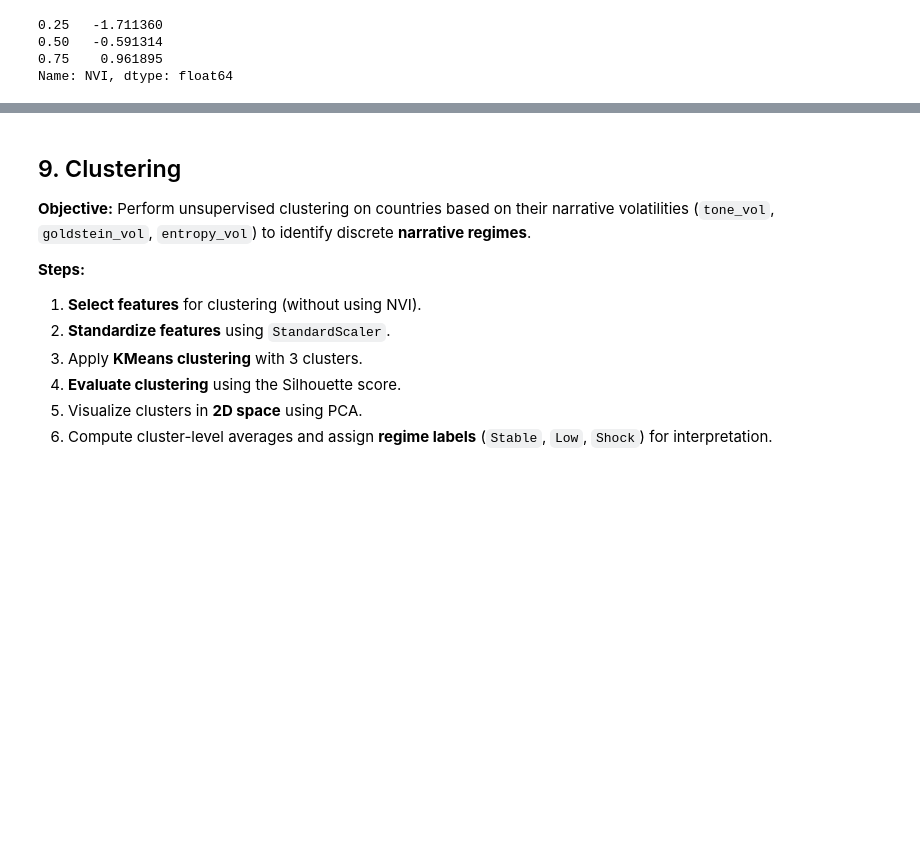
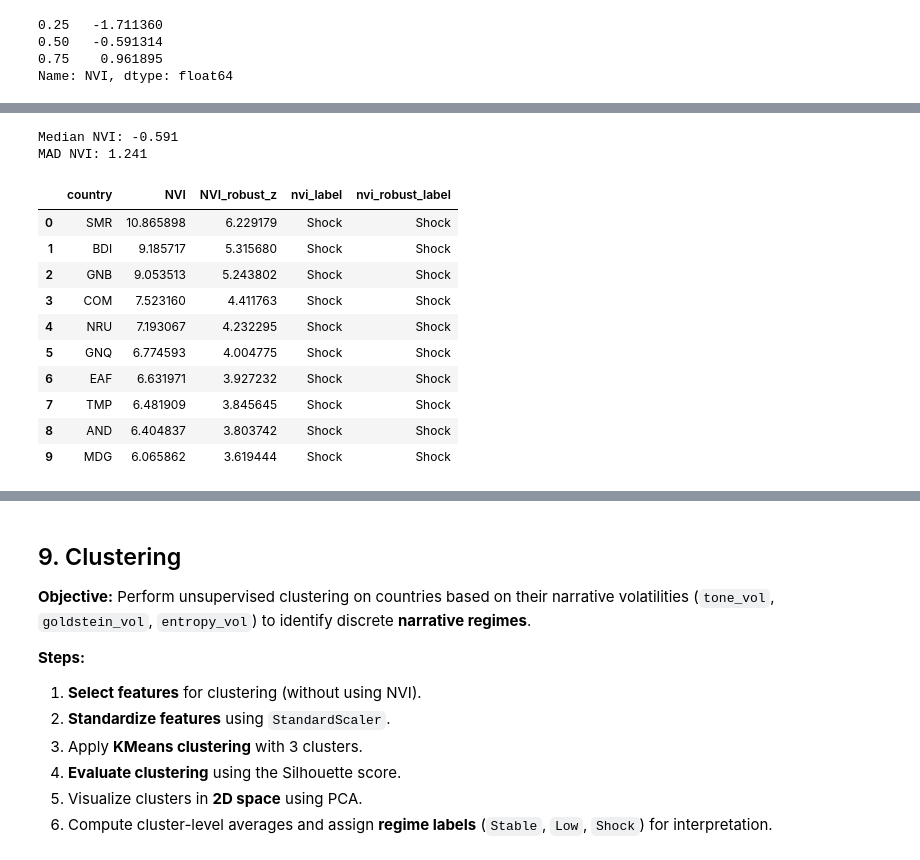
Before and after one commit to ancyra2/mining-prjkt, a Jupyter notebook: notebooks/03_nvi_report.ipynb, the cells around one changed output, grey strips where cells are left out. Saved outputs shown, nothing was run; the diff lists cells and outputs as text; code cells hidden in the pictures; blank space fills up the shorter version.

```diff
--- a/notebooks/03_nvi_report.ipynb
+++ b/notebooks/03_nvi_report.ipynb
@@ -511,0 +620,43 @@ df[['country','NVI','nvi_label']].sort_values('NVI', ascending=False).head(10)
+# %%
+## 8.2 Robustness Check: Robust Z-score Based Regimes
+
+# Compute median and Median Absolute Deviation (MAD)
+median_nvi = df['NVI'].median()
+mad_nvi = (df['NVI'] - median_nvi).abs().median()
+
+print(f"Median NVI: {median_nvi:.3f}")
+print(f"MAD NVI: {mad_nvi:.3f}")
+
+# Compute robust z-score
+# 0.6745 makes the MAD-based score comparable to a standard z-score under normality
+df['NVI_robust_z'] = 0.6745 * (df['NVI'] - median_nvi) / mad_nvi
+
+# Assign robust z-score based regime labels
+def robust_z_label(z):
+    if z < -1:
+        return 'Stable'
+    elif z > 1:
+        return 'Shock'
+    else:
+        return 'Moderate'
+
+df['nvi_robust_label'] = df['NVI_robust_z'].apply(robust_z_label)
+
+# Preview robust z-score based labels
+df[['country', 'NVI', 'NVI_robust_z', 'nvi_label', 'nvi_robust_label']] \
+    .sort_values('NVI', ascending=False) \
+    .head(10)
+# %% [output]
+Median NVI: -0.591
+MAD NVI: 1.241
+|  | country | NVI | NVI_robust_z | nvi_label | nvi_robust_label |
+| 0 | SMR | 10.865898 | 6.229179 | Shock | Shock |
+| 1 | BDI | 9.185717 | 5.315680 | Shock | Shock |
+| 2 | GNB | 9.053513 | 5.243802 | Shock | Shock |
+| 3 | COM | 7.523160 | 4.411763 | Shock | Shock |
+| 4 | NRU | 7.193067 | 4.232295 | Shock | Shock |
+| 5 | GNQ | 6.774593 | 4.004775 | Shock | Shock |
+| 6 | EAF | 6.631971 | 3.927232 | Shock | Shock |
+| 7 | TMP | 6.481909 | 3.845645 | Shock | Shock |
+| 8 | AND | 6.404837 | 3.803742 | Shock | Shock |
+| 9 | MDG | 6.065862 | 3.619444 | Shock | Shock |
```
Also changed, not shown: parts of 12 cells of this notebook, 2 other files.
